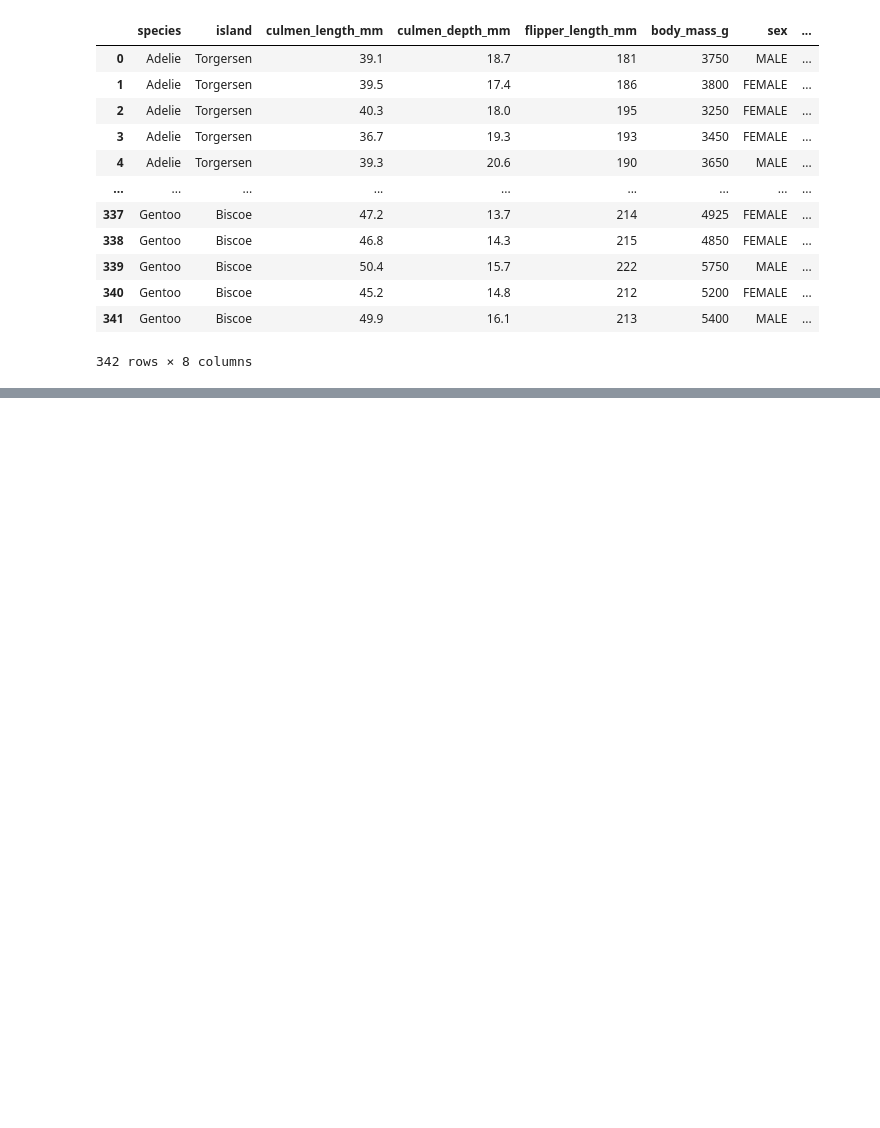
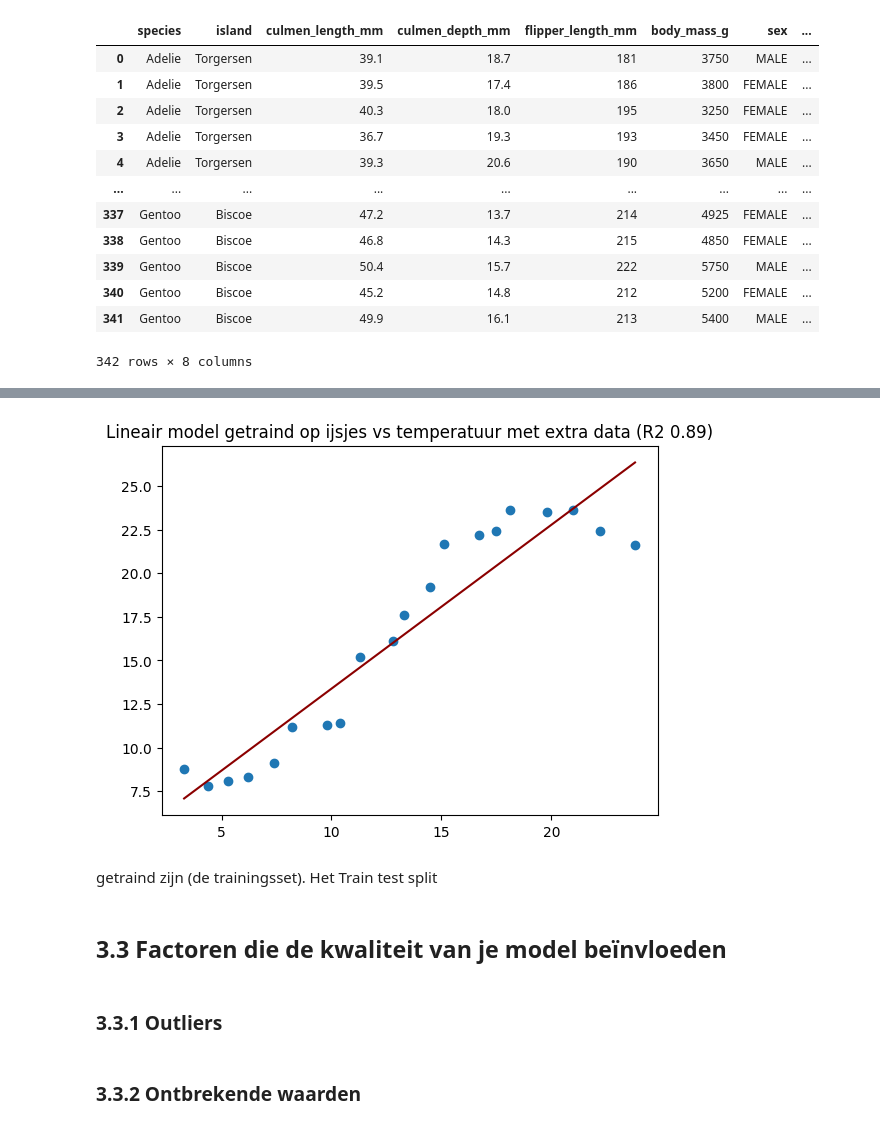
Before and after one commit to mcdejonge/cursus-beginnen-met-data-science, a Jupyter notebook: les_3_modellen_robuuster_maken.ipynb, the cells around one changed output, grey strips where cells are left out. Saved outputs shown, nothing was run; the diff lists cells and outputs as text; code cells hidden in the pictures; blank space fills up the shorter version.

Commit message:
Started train test split

```diff
--- a/les_3_modellen_robuuster_maken.ipynb
+++ b/les_3_modellen_robuuster_maken.ipynb
@@ -259,0 +294,26 @@ Train test split
+# %%
+# De dataset met extra observaties toegevoegd
+df_ijsjes = pd.DataFrame({
+    'temperatuur' : [3.3, 4.4, 5.3, 6.2, 7.4, 8.2,  9.8,  10.4, 11.3, 12.8, 13.3, 14.5, 15.1, 16.7, 17.5, 18.1, 19.8, 21.0, 22.2, 23.8],
+    'ijsjes' :      [8.8, 7.8, 8.1, 8.3, 9.1, 11.2, 11.3, 11.4, 15.2, 16.1, 17.6, 19.2, 21.7, 22.2, 22.4, 23.6, 23.5, 23.6, 22.4, 21.6]
+})
+model2 = LinearRegression()
+model2.fit(df_ijsjes[['temperatuur']], df_ijsjes[['ijsjes']])
+fig, ax = plt.subplots()
+plt.scatter(df_ijsjes['temperatuur'], df_ijsjes['ijsjes'])
+plt.plot(df_ijsjes['temperatuur'], model2.predict(df_ijsjes[['temperatuur']]), color='darkred')
+ax.set_title(f"Lineair model getraind op ijsjes vs temperatuur met extra data (R2 {model2.score(df_ijsjes[['temperatuur']], df_ijsjes[['ijsjes']]):.2f})")
+plt.show()
+# %% [output]
+[figure, added]
+# %% [markdown]
+
+
+ getraind zijn (de trainingsset). Het
+Train test split
+# %% [markdown]
+## 3.3 Factoren die de kwaliteit van je model beïnvloeden
+# %% [markdown]
+### 3.3.1 Outliers
+# %% [markdown]
+### 3.3.2 Ontbrekende waarden
```
Also changed, not shown: parts of 4 cells of this notebook.
